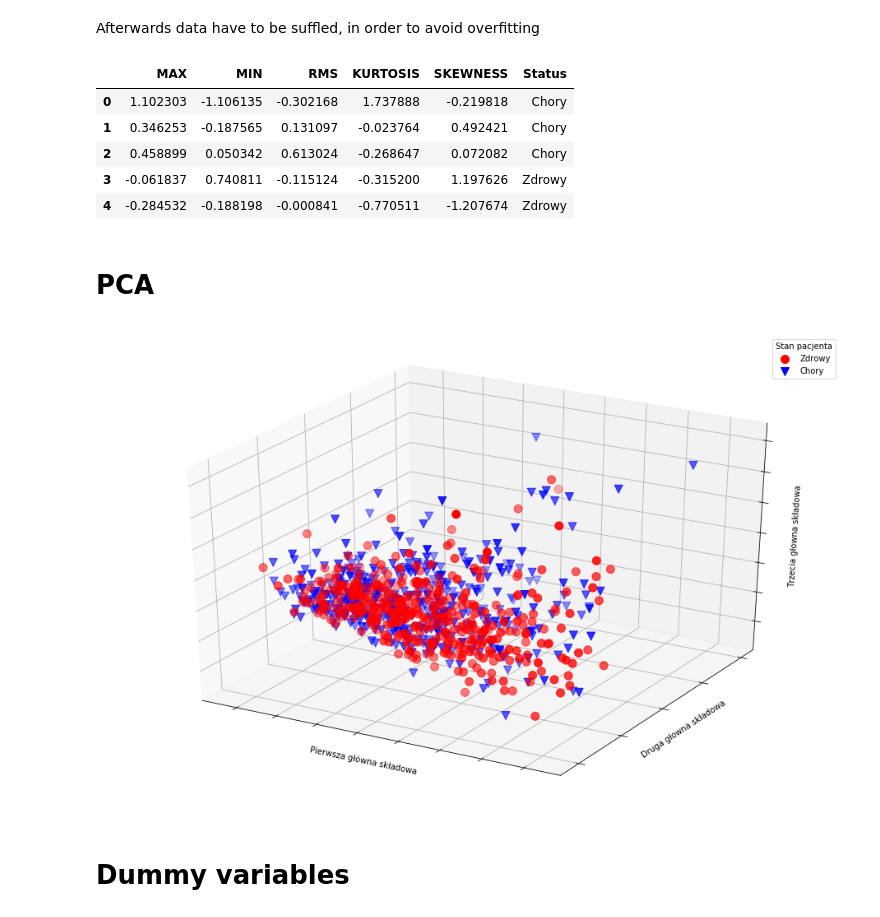
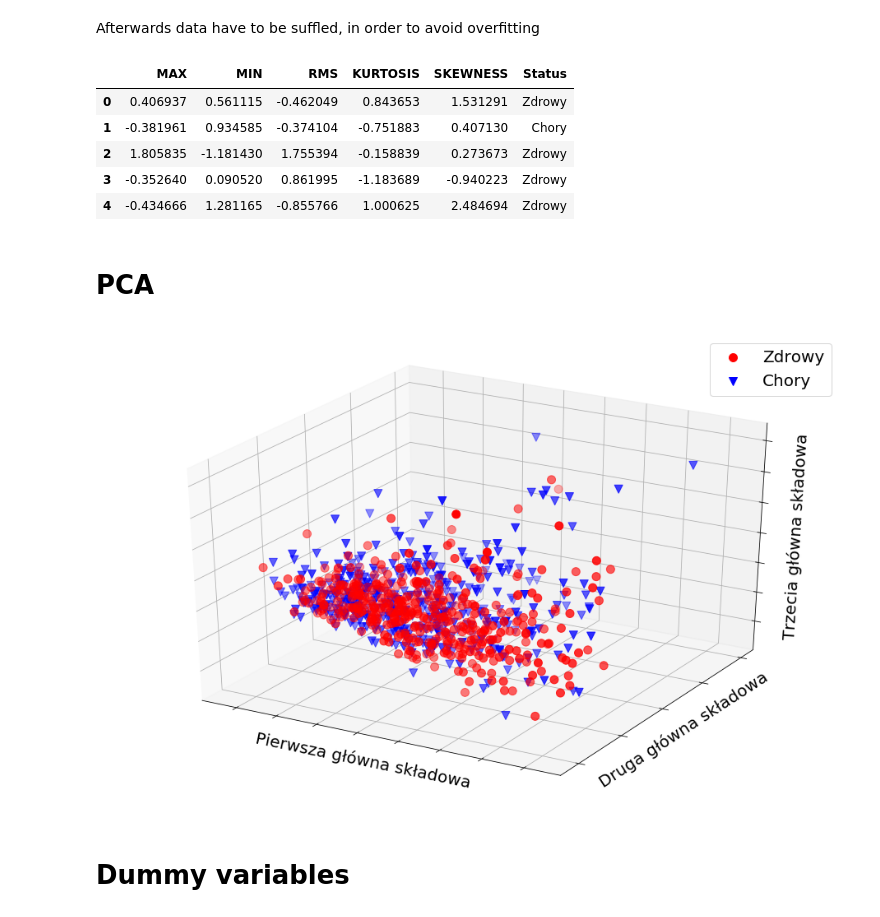
Before and after one commit to tynski/VoicePathology, a Jupyter notebook: PythonCode/Detection_Time_Domain_Female.ipynb, the cells around one changed output. Cells and saved outputs as stored; diff of their text form; code cells hidden in the pictures.

```diff
--- a/PythonCode/Detection_Time_Domain_Female.ipynb
+++ b/PythonCode/Detection_Time_Domain_Female.ipynb
@@ -9,4 +9,4 @@ Load, merge, normalization vector of parameters.
 # %%
 # Loading each csv file
-df1 = pd.read_csv('Time_Female_1part.csv')
-df2 = pd.read_csv('Time_Female_2part.csv')
+allpatients = pd.read_csv('Time_Female.csv')
+allpatients.head()
@@ -15,3 +19,0 @@ Concatenating all four DataFrames into one.
-# %%
-allpatients = pd.concat([df1,df2])
-allpatients.head()
@@ -43,11 +38,11 @@ allpatients = allpatients.sample(frac=1).reset_index(drop=True)
 allpatients.head()
 # %% [output]
 |  | MAX | MIN | RMS | KURTOSIS | SKEWNESS | Status |
-| 0 | 1.102303 | -1.106135 | -0.302168 | 1.737888 | -0.219818 | Chory |
-| 1 | 0.346253 | -0.187565 | 0.131097 | -0.023764 | 0.492421 | Chory |
-| 2 | 0.458899 | 0.050342 | 0.613024 | -0.268647 | 0.072082 | Chory |
-| 3 | -0.061837 | 0.740811 | -0.115124 | -0.315200 | 1.197626 | Zdrowy |
-| 4 | -0.284532 | -0.188198 | -0.000841 | -0.770511 | -1.207674 | Zdrowy |
+| 0 | 0.406937 | 0.561115 | -0.462049 | 0.843653 | 1.531291 | Zdrowy |
+| 1 | -0.381961 | 0.934585 | -0.374104 | -0.751883 | 0.407130 | Chory |
+| 2 | 1.805835 | -1.181430 | 1.755394 | -0.158839 | 0.273673 | Zdrowy |
+| 3 | -0.352640 | 0.090520 | 0.861995 | -1.183689 | -0.940223 | Zdrowy |
+| 4 | -0.434666 | 1.281165 | -0.855766 | 1.000625 | 2.484694 | Zdrowy |
 # %% [markdown]
 # PCA
 # %%
@@ -63,31 +58,31 @@ from mpl_toolkits.mplot3d import Axes3D
 # %%
 fig = plt.figure()
 fig.set_size_inches(16, 10.5)
 ax = fig.add_subplot(111, projection='3d')
 ax.scatter(X[X['Status']=='Zdrowy']['A'],
            X[X['Status']=='Zdrowy']['B'],
            X[X['Status']=='Zdrowy']['C'],
            s=100,
            c='r',
            marker='o',
            label='Zdrowy')
 ax.scatter(X[X['Status']=='Chory']['A'],
            X[X['Status']=='Chory']['B'],
            X[X['Status']=='Chory']['C'],
            s=100,
            c='b',
            marker='v',
            label='Chory')
-plt.legend(loc='upper right', frameon = True, title = 'Stan pacjenta')
+plt.legend(loc='upper right', frameon = True, fontsize=20)
 ax.set_yticklabels([])
 ax.set_xticklabels([])
 ax.set_zticklabels([])
-ax.set_xlabel('Pierwsza główna składowa')
-ax.set_ylabel('Druga głowna składowa')
-ax.set_zlabel('Trzecia głowna składowa')
+ax.set_xlabel('Pierwsza główna składowa', fontsize=20)
+ax.set_ylabel('Druga główna składowa', fontsize=20)
+ax.set_zlabel('Trzecia główna składowa', fontsize=20)
 plt.show()
 # %% [output]
-[figure, old version]
+[figure, new version]
 # %% [markdown]
 # Dummy variables
 # %% [markdown]
```
Also changed, not shown: parts of 14 cells of this notebook, 15 other files.
